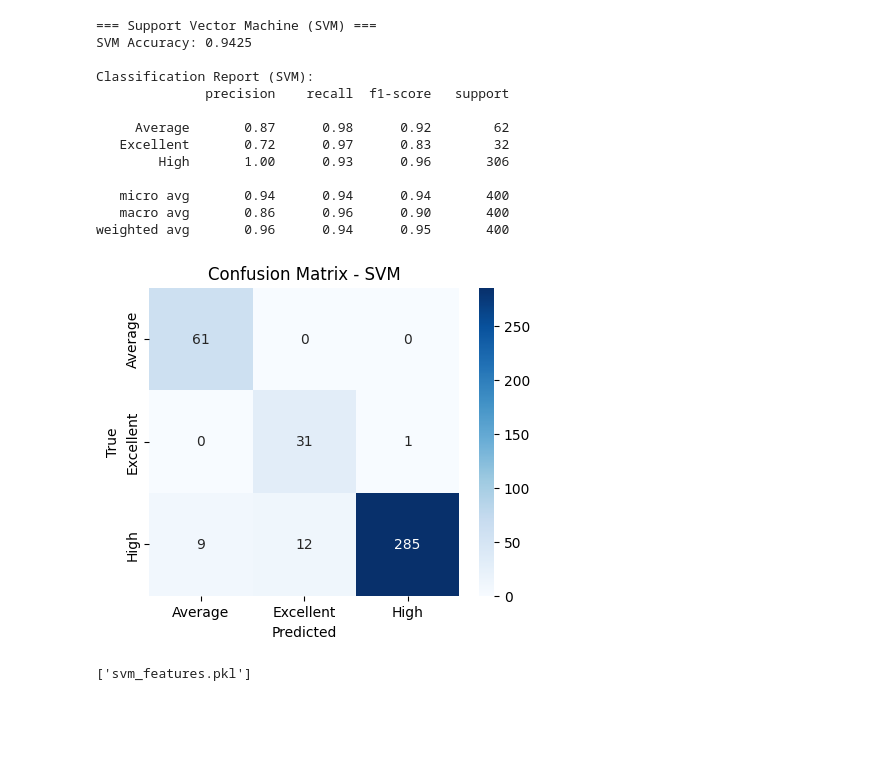
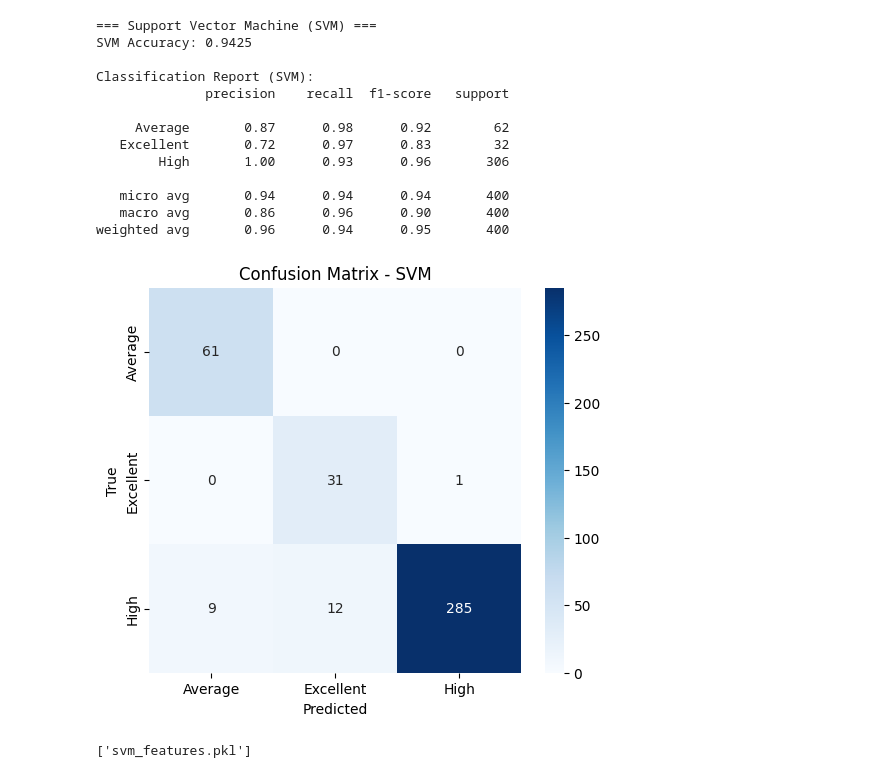
Before and after one commit to Bee-sus/5011-BIg-Data-Programming-Project, a Jupyter notebook: SVM_XG_Boost.ipynb, the cells around one changed output. Cells and saved outputs as stored; diff of their text form; code cells hidden in the pictures; blank space fills up the shorter version.

```diff
--- a/SVM_XG_Boost.ipynb
+++ b/SVM_XG_Boost.ipynb
@@ -17,19 +17,21 @@ import numpy as np
 # ================= LOAD DATASET =================
 df = pd.read_csv("student_scores_selected_features.csv")
 
-# Recreate performance category if missing
+# Define performance categories
+# Use three categories: Low, Average, Excellent
 if 'performance_category' not in df.columns:
     df['performance_category'] = pd.cut(
         df['average_score'],
-        bins=[0, 60, 75, 90, 100],
-        labels=['Low', 'Average', 'High', 'Excellent']
+        bins=[0, 60, 75, 100],
+        labels=['Low', 'Average', 'Excellent'],  # Only 3 classes
+        include_lowest=True
     )
 
-# Encode target
+# Encode target for SVM
 le = LabelEncoder()
 df['performance_encoded'] = le.fit_transform(df['performance_category'])
 
-# Remove leakage features
+# Remove Leakage Columns
 leakage_cols = [col for col in df.columns if 'score' in col.lower() and col != 'average_score']
 df = df.drop(columns=leakage_cols, errors='ignore')
 
@@ -37,8 +39,8 @@ df = df.drop(columns=leakage_cols, errors='ignore')
 X = df.select_dtypes(include=['number']).drop(columns=['performance_encoded'], errors='ignore')
 y = df['performance_encoded']
 
-# ================= SPLIT DATA =================
-# Option 1: Keep all 'Low' examples in training
+# Data Splitting
+# Option: keep all 'Low' examples in training
 low_idx = df[df['performance_category'] == 'Low'].index
 other_idx = df[df['performance_category'] != 'Low'].index
 
@@ -52,10 +54,9 @@ train_idx = list(set(df.index) - set(test_idx))
 X_train, X_test = X.loc[train_idx], X.loc[test_idx]
 y_train, y_test = y.loc[train_idx], y.loc[test_idx]
 
-# ================= APPLY SMOTE =================
+# SMOTE
 from imblearn.over_sampling import SMOTE
 
-# Determine min class count in training (for k_neighbors)
 min_class = y_train.value_counts().min()
 smote = SMOTE(random_state=42, k_neighbors=max(1, min_class - 1))
 X_train_res, y_train_res = smote.fit_resample(X_train, y_train)
@@ -63,7 +64,7 @@ X_train_res, y_train_res = smote.fit_resample(X_train, y_train)
 print("Original training class distribution:\n", y_train.value_counts())
 print("After SMOTE class distribution:\n", pd.Series(y_train_res).value_counts())
 
-# ================= SCALE FEATURES =================
+# Feature Scaling
 from sklearn.preprocessing import StandardScaler
 
 scaler = StandardScaler()
@@ -93,9 +94,10 @@ import seaborn as sns
 import matplotlib.pyplot as plt
 
 print("\n=== Support Vector Machine (SVM) ===")
-svm = SVC(kernel='rbf', gamma='auto', class_weight='balanced')
+svm = SVC(kernel='rbf', gamma='auto', class_weight='balanced', probability=True)
 svm.fit(X_train_scaled, y_train_res)
 
+# ================= PREDICTIONS =================
 y_pred_svm = svm.predict(X_test_scaled)
 
 # Accuracy
@@ -109,35 +111,35 @@ print(classification_report(
     y_pred_svm,
     labels=np.unique(y_test),
     target_names=[le.classes_[i] for i in np.unique(y_test)]
 ))
 
 # Confusion Matrix
-plt.figure(figsize=(5, 4))
+plt.figure(figsize=(6, 5))
 sns.heatmap(
     confusion_matrix(y_test, y_pred_svm, labels=np.unique(y_test)),
     annot=True, fmt="d", cmap="Blues",
     xticklabels=[le.classes_[i] for i in np.unique(y_test)],
     yticklabels=[le.classes_[i] for i in np.unique(y_test)]
 )
 plt.title("Confusion Matrix - SVM")
 plt.xlabel("Predicted")
 plt.ylabel("True")
 plt.show()
 # %% [output]
 === Support Vector Machine (SVM) ===
 SVM Accuracy: 0.9425
 
 Classification Report (SVM):
               precision    recall  f1-score   support
 
      Average       0.87      0.98      0.92        62
    Excellent       0.72      0.97      0.83        32
         High       1.00      0.93      0.96       306
 
    micro avg       0.94      0.94      0.94       400
    macro avg       0.86      0.96      0.90       400
 weighted avg       0.96      0.94      0.95       400
-[figure, old version]
+[figure, new version]
 # %%
 import joblib
 
```
Also changed, not shown: parts of 3 cells of this notebook, 18 other files.
